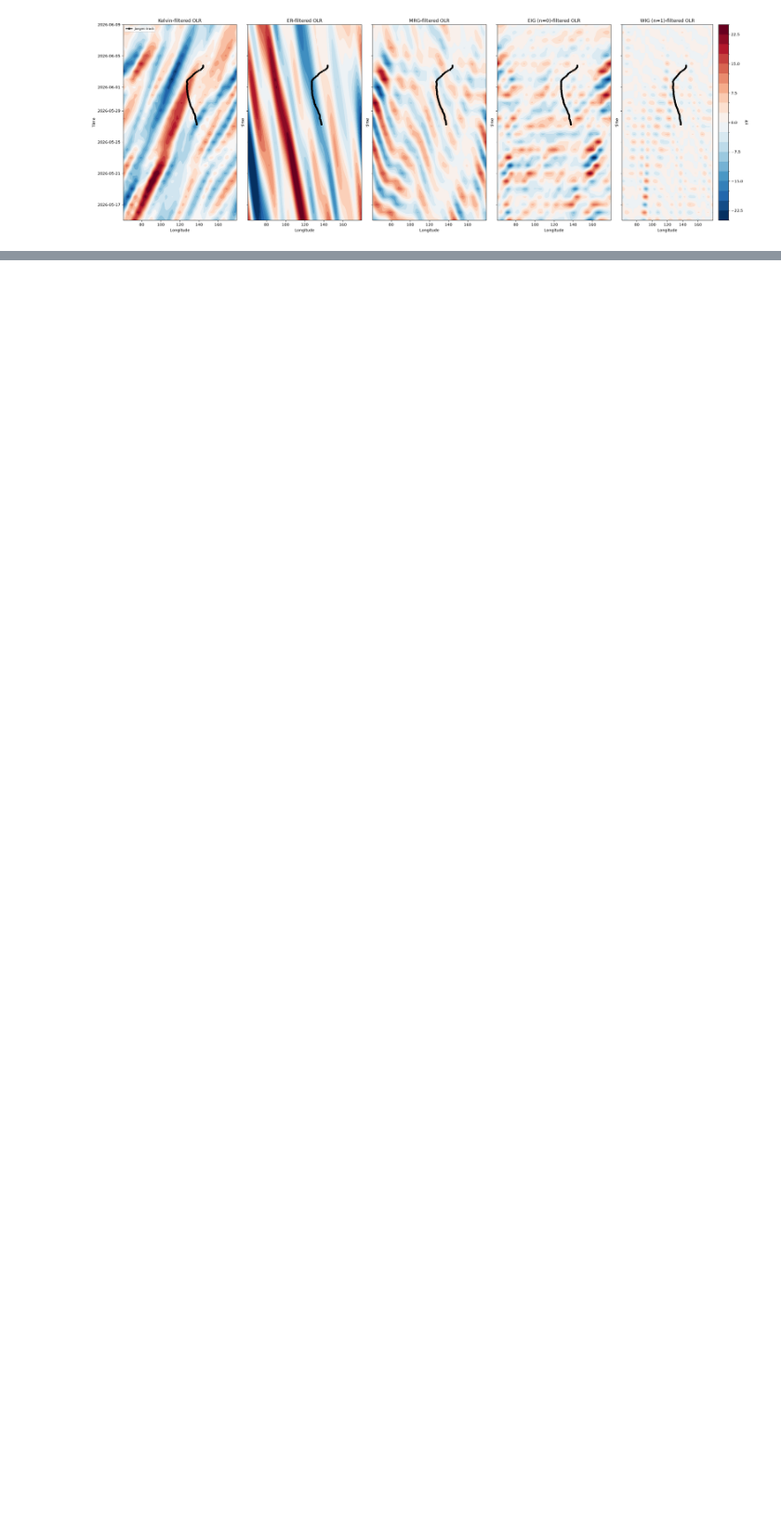
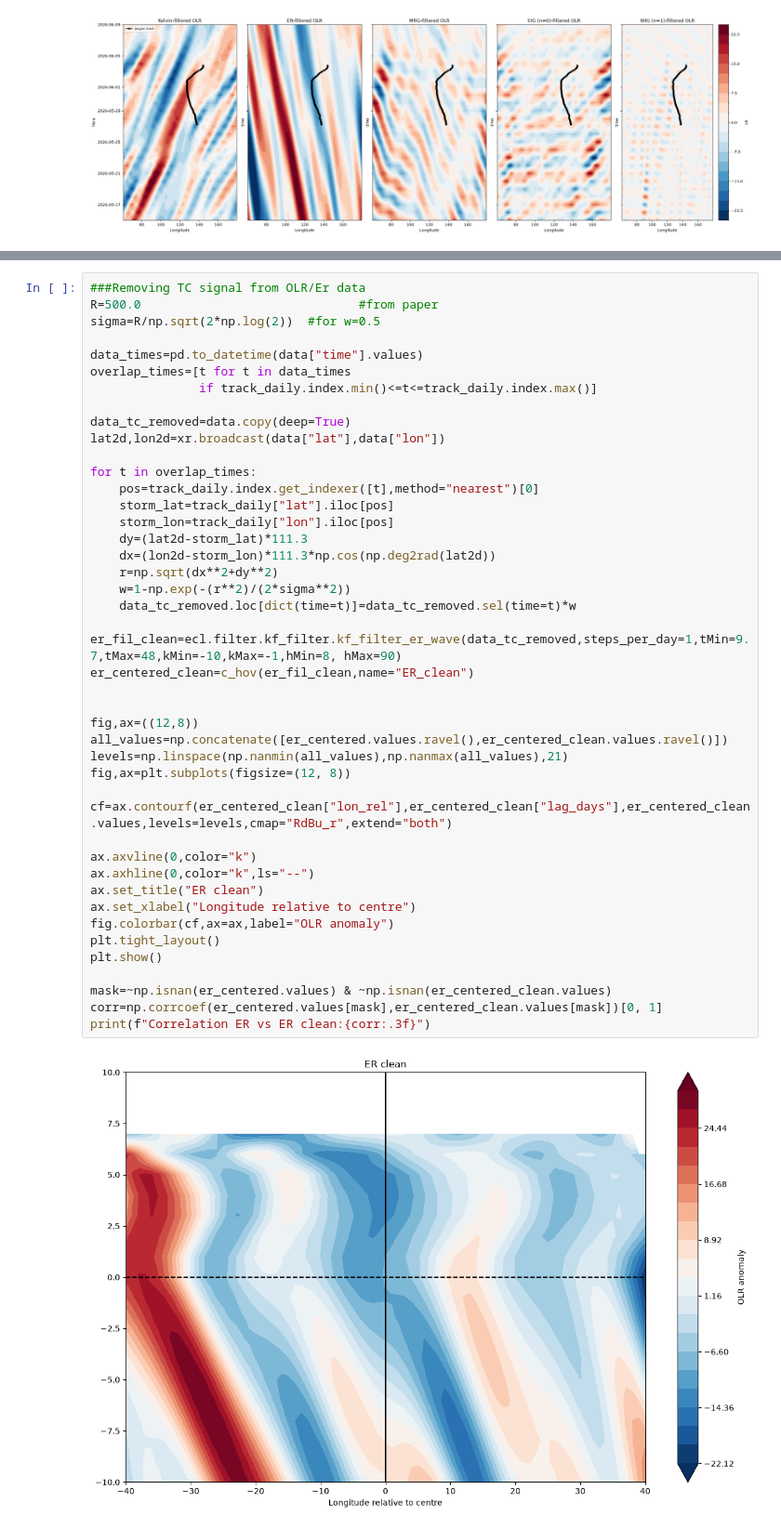
Before and after one commit to Mani-Blaze/Project_cyclone_jangmi, a Jupyter notebook: Code/ccew_jag.ipynb, the cells around one changed output, grey strips where cells are left out. Shown at 93% size. Saved outputs shown, nothing was run; the diff lists cells and outputs as text; blank space fills up the shorter version.

```diff
--- a/Code/ccew_jag.ipynb
+++ b/Code/ccew_jag.ipynb
@@ -302,0 +305,46 @@ print(pre_gen[['time','lon','dlon_dt','zonal_speed_mps']])
+# %%
+###Removing TC signal from OLR/Er data
+R=500.0                              #from paper
+sigma=R/np.sqrt(2*np.log(2))  #for w=0.5
+
+data_times=pd.to_datetime(data["time"].values)
+overlap_times=[t for t in data_times
+               if track_daily.index.min()<=t<=track_daily.index.max()]
+
+data_tc_removed=data.copy(deep=True)
+lat2d,lon2d=xr.broadcast(data["lat"],data["lon"])
+
+for t in overlap_times:
+    pos=track_daily.index.get_indexer([t],method="nearest")[0]
+    storm_lat=track_daily["lat"].iloc[pos]
+    storm_lon=track_daily["lon"].iloc[pos]
+    dy=(lat2d-storm_lat)*111.3
+    dx=(lon2d-storm_lon)*111.3*np.cos(np.deg2rad(lat2d))
+    r=np.sqrt(dx**2+dy**2)
+    w=1-np.exp(-(r**2)/(2*sigma**2))
+    data_tc_removed.loc[dict(time=t)]=data_tc_removed.sel(time=t)*w
+
+er_fil_clean=ecl.filter.kf_filter.kf_filter_er_wave(data_tc_removed,steps_per_day=1,tMin=9.7,tMax=48,kMin=-10,kMax=-1,hMin=8, hMax=90)
+er_centered_clean=c_hov(er_fil_clean,name="ER_clean")
+
+
+fig,ax=((12,8))
+all_values=np.concatenate([er_centered.values.ravel(),er_centered_clean.values.ravel()])
+levels=np.linspace(np.nanmin(all_values),np.nanmax(all_values),21)
+fig,ax=plt.subplots(figsize=(12, 8))
+
+cf=ax.contourf(er_centered_clean["lon_rel"],er_centered_clean["lag_days"],er_centered_clean.values,levels=levels,cmap="RdBu_r",extend="both")
+
+ax.axvline(0,color="k")
+ax.axhline(0,color="k",ls="--")
+ax.set_title("ER clean")
+ax.set_xlabel("Longitude relative to centre")
+fig.colorbar(cf,ax=ax,label="OLR anomaly")
+plt.tight_layout()
+plt.show()
+
+mask=~np.isnan(er_centered.values) & ~np.isnan(er_centered_clean.values)
+corr=np.corrcoef(er_centered.values[mask],er_centered_clean.values[mask])[0, 1]
+print(f"Correlation ER vs ER clean:{corr:.3f}")
+# %% [output]
+[figure, added]
```
Also changed, not shown: parts of 4 cells of this notebook.
